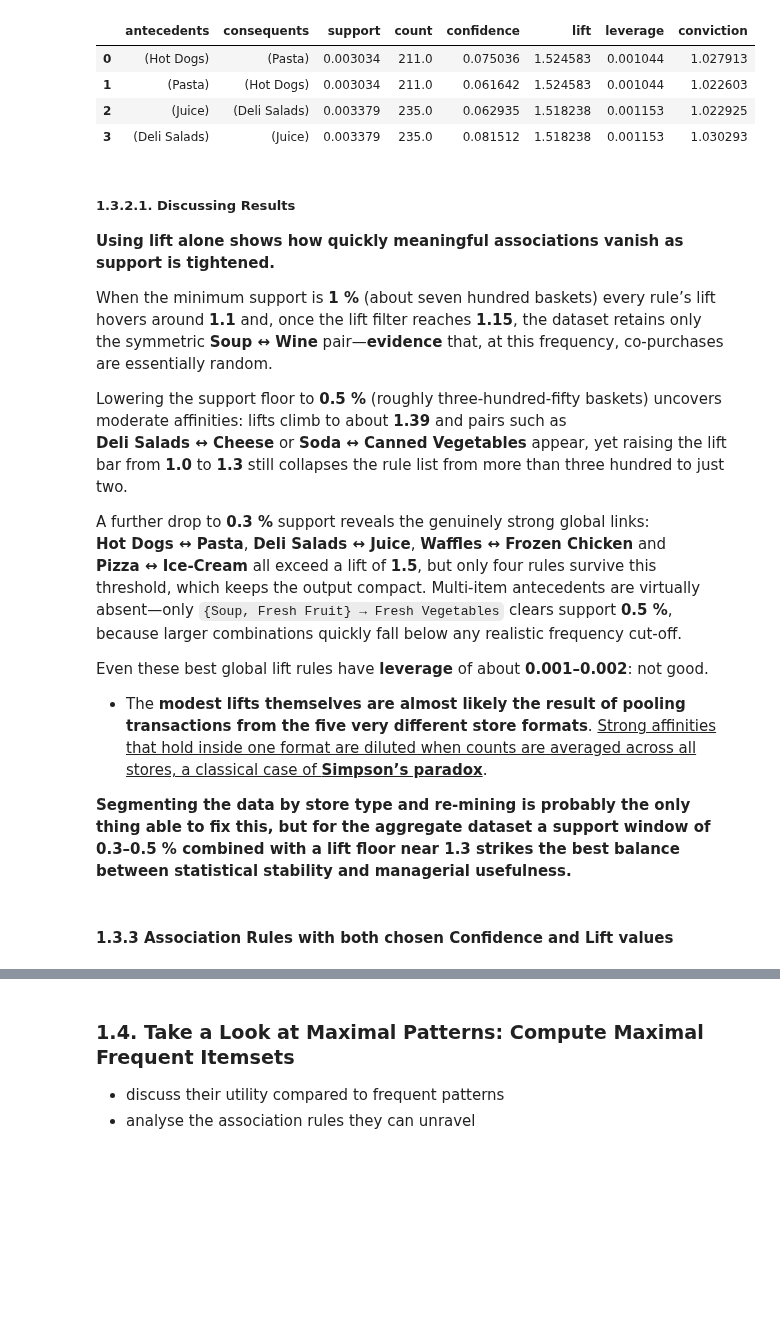
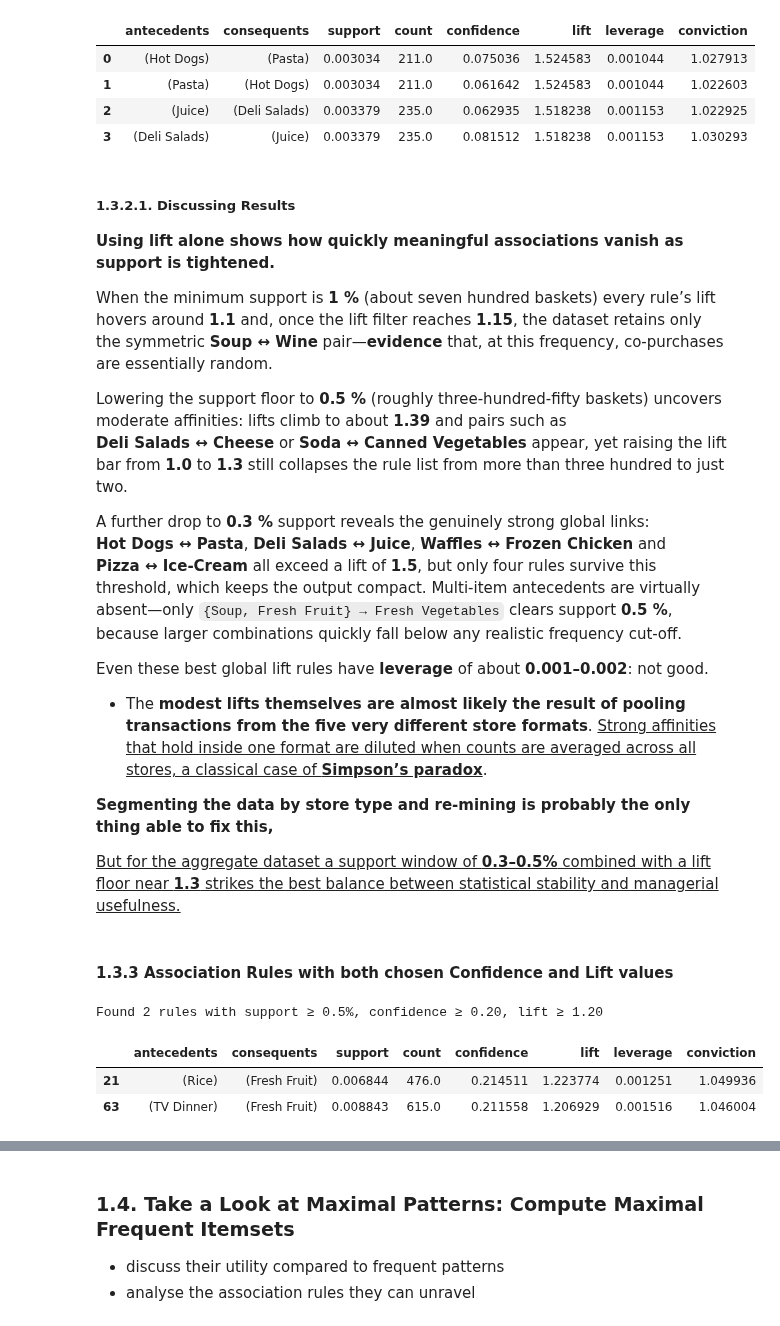
Before and after one commit to ijustsnapped/DataMine_PI, a Jupyter notebook: PD_202425_Project1/PD_202425_Project.ipynb, the cells around one changed output, grey strips where cells are left out. Drawn from its saved outputs; the diff is of its cells as text; code cells hidden in the pictures; blank space fills up the shorter version.

Commit message:
Association Rules with both chosen Confidence and Lift values

```diff
--- a/PD_202425_Project1/PD_202425_Project.ipynb
+++ b/PD_202425_Project1/PD_202425_Project.ipynb
@@ -1528,6 +1528,38 @@ Even these best global lift rules have **leverage** of about **0.001–0.002**:
 
 * The **modest lifts themselves are almost likely the result of pooling transactions from the five very different store formats**. <ins>Strong affinities that hold inside one format are diluted when counts are averaged across all stores, a classical case of **Simpson’s paradox**</ins>.
 
-**Segmenting the data by store type and re‑mining is probably the only thing able to fix this, but for the aggregate dataset a support window of **0.3–0.5 %** combined with a lift floor near **1.3** strikes the best balance between statistical stability and managerial usefulness.**
+**Segmenting the data by store type and re‑mining is probably the only thing able to fix this,**
+
+<ins>But for the aggregate dataset a support window of **0.3–0.5%** combined with a lift floor near **1.3** strikes the best balance between statistical stability and managerial usefulness.</ins>
 # %% [markdown]
 #### 1.3.3 Association Rules with both chosen Confidence and Lift values
+# %%
+# frequent itemsets
+min_sup   = 0.005
+freq_items = fpgrowth(binary_foodmart, min_support=min_sup, use_colnames=True)
+
+# all rules at confidence ≥ 0.30
+min_conf  = 0.20
+rules     = association_rules(freq_items, metric="confidence", min_threshold=min_conf)
+
+# Filter for lift ≥ 1.20
+min_lift  = 1.2
+strong_rules = rules[rules['lift'] >= min_lift].copy()
+
+# absolute counts
+strong_rules['count'] = strong_rules['support'] * binary_foodmart.shape[0]
+
+strong_rules = strong_rules.sort_values(['lift','confidence'], ascending=False)
+print(f"Found {len(strong_rules)} rules with support ≥ {min_sup*100:.1f}%, "
+      f"confidence ≥ {min_conf:.2f}, lift ≥ {min_lift:.2f}\n")
+strong_rules[[
+    'antecedents','consequents',
+    'support','count',
+    'confidence','lift',
+    'leverage','conviction'
+]].head(20)
+# %% [output]
+Found 2 rules with support ≥ 0.5%, confidence ≥ 0.20, lift ≥ 1.20
+|  | antecedents | consequents | support | count | confidence | lift | leverage | conviction |
+| 21 | (Rice) | (Fresh Fruit) | 0.006844 | 476.0 | 0.214511 | 1.223774 | 0.001251 | 1.049936 |
+| 63 | (TV Dinner) | (Fresh Fruit) | 0.008843 | 615.0 | 0.211558 | 1.206929 | 0.001516 | 1.046004 |
```
Also changed, not shown: parts of 2 cells of this notebook.
